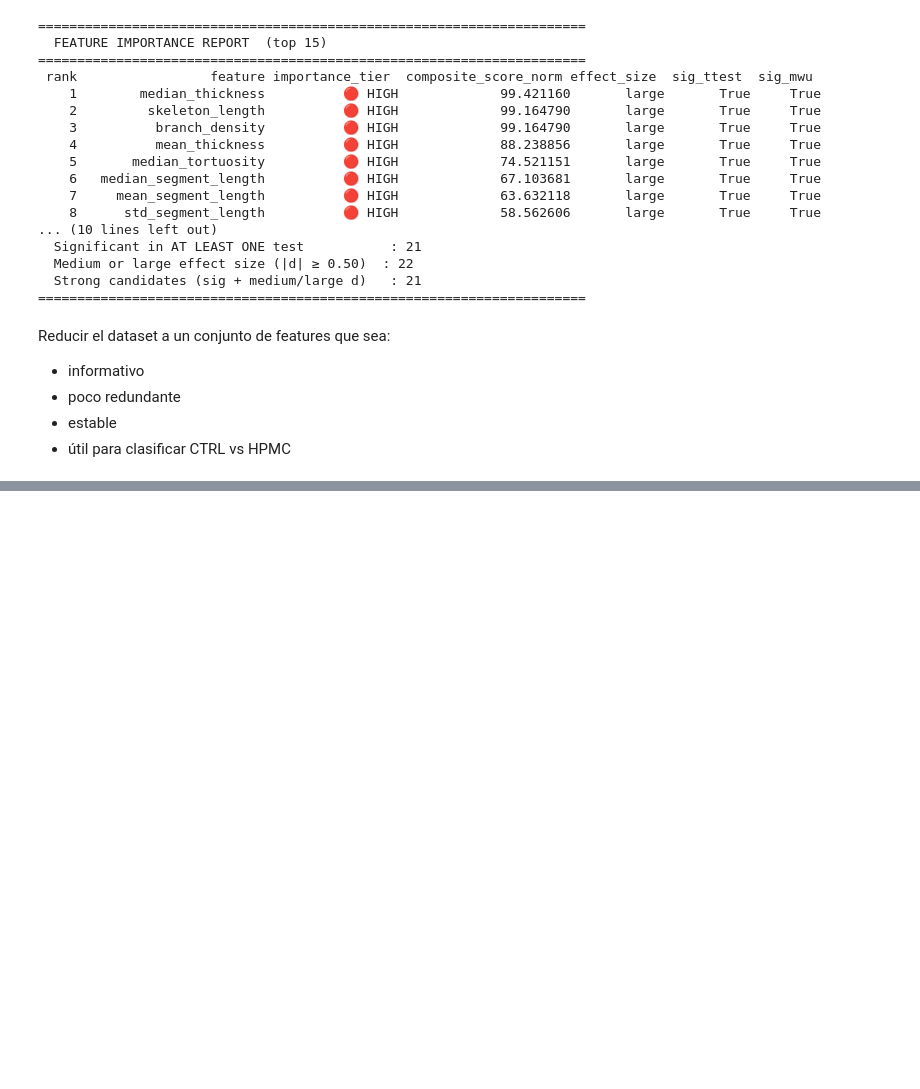
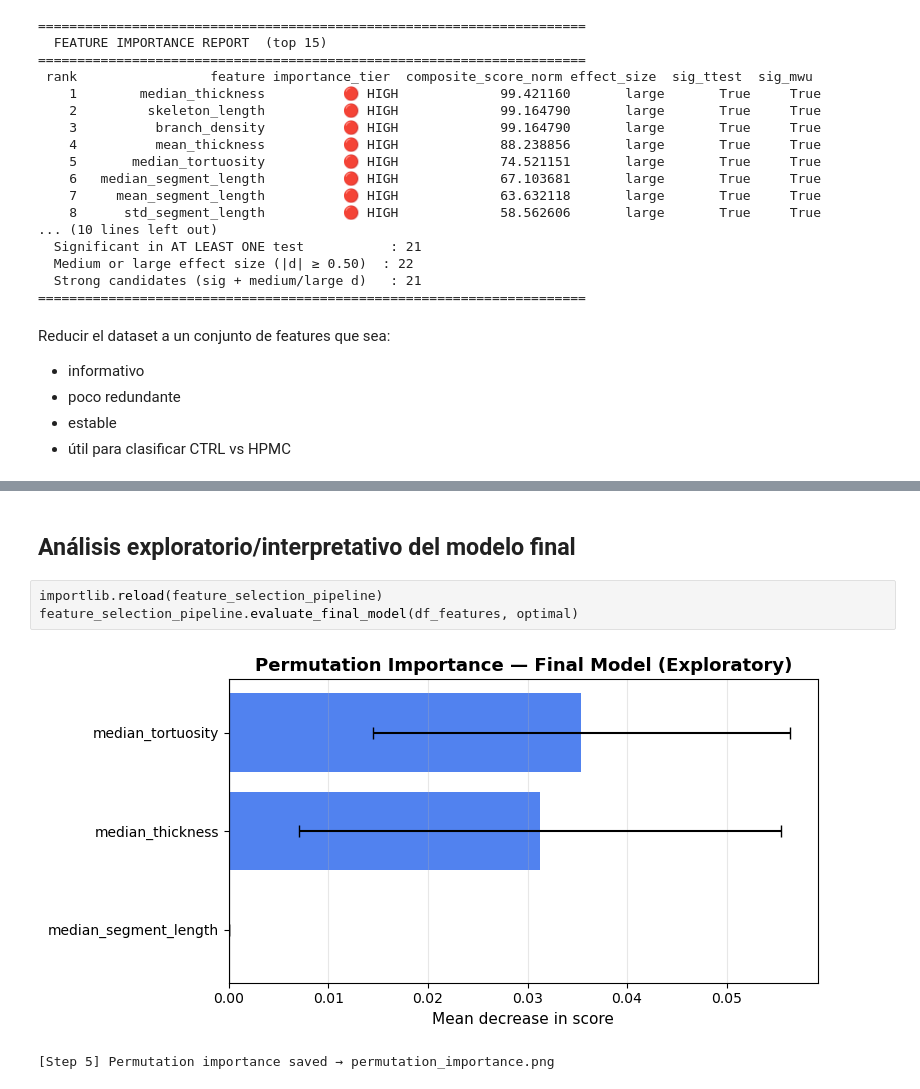
Before and after one commit to alexiagguevara/Proyecto-Final, a Jupyter notebook: main.ipynb, the cells around one changed output, grey strips where cells are left out. Drawn from its saved outputs; the diff is of its cells as text; blank space fills up the shorter version.

```diff
--- a/main.ipynb
+++ b/main.ipynb
@@ -141,0 +239,8 @@ Reducir el dataset a un conjunto de features que sea:
+# %% [markdown]
+## Análisis exploratorio/interpretativo del modelo final
+# %%
+importlib.reload(feature_selection_pipeline)
+feature_selection_pipeline.evaluate_final_model(df_features, optimal)
+# %% [output]
+[figure, added]
+[Step 5] Permutation importance saved → permutation_importance.png
```
Also changed, not shown: parts of 10 cells of this notebook, 13 other files.
